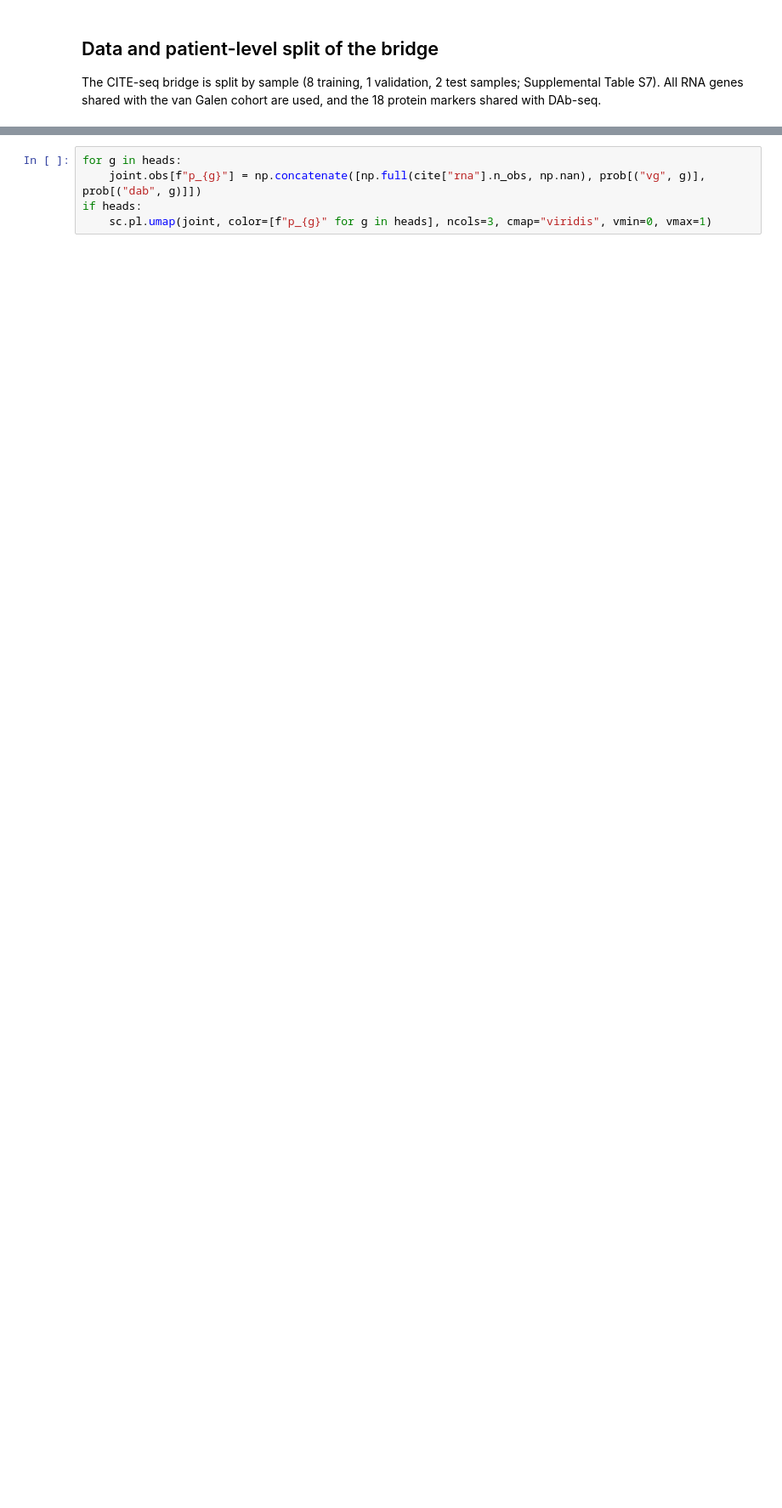
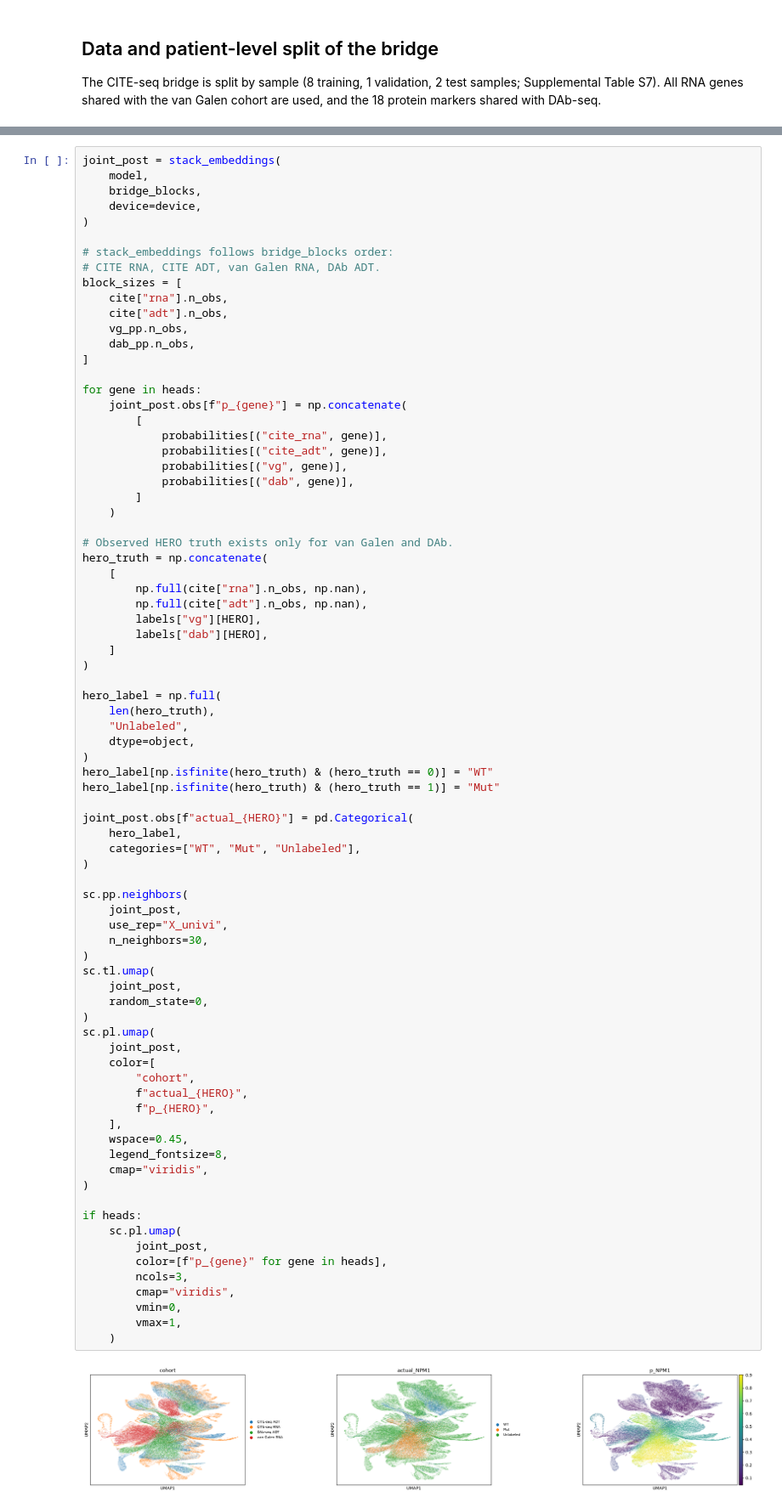
Before and after one commit to Ashford-A/UniVI, a Jupyter notebook: docs/reproducibility/api/fig7_aml.ipynb, the cells around one changed output, grey strips where cells are left out. Shown at 85% size. Drawn from its saved outputs; the diff is of its cells as text; blank space fills up the shorter version.

```diff
--- a/docs/reproducibility/api/fig7_aml.ipynb
+++ b/docs/reproducibility/api/fig7_aml.ipynb
@@ -146,5 +1008,81 @@ Predicted mutation probabilities over all embedded cells (Supplemental Fig. S7D
 # %%
-for g in heads:
-    joint.obs[f"p_{g}"] = np.concatenate([np.full(cite["rna"].n_obs, np.nan), prob[("vg", g)], prob[("dab", g)]])
+joint_post = stack_embeddings(
+    model,
+    bridge_blocks,
+    device=device,
+)
+
+# stack_embeddings follows bridge_blocks order:
+# CITE RNA, CITE ADT, van Galen RNA, DAb ADT.
+block_sizes = [
+    cite["rna"].n_obs,
+    cite["adt"].n_obs,
+    vg_pp.n_obs,
+    dab_pp.n_obs,
+]
+
+for gene in heads:
+    joint_post.obs[f"p_{gene}"] = np.concatenate(
+        [
+            probabilities[("cite_rna", gene)],
+            probabilities[("cite_adt", gene)],
+            probabilities[("vg", gene)],
+            probabilities[("dab", gene)],
+        ]
+    )
+
+# Observed HERO truth exists only for van Galen and DAb.
+hero_truth = np.concatenate(
+    [
+        np.full(cite["rna"].n_obs, np.nan),
+        np.full(cite["adt"].n_obs, np.nan),
+        labels["vg"][HERO],
+        labels["dab"][HERO],
+    ]
+)
+
+hero_label = np.full(
+    len(hero_truth),
+    "Unlabeled",
+    dtype=object,
+)
+hero_label[np.isfinite(hero_truth) & (hero_truth == 0)] = "WT"
+hero_label[np.isfinite(hero_truth) & (hero_truth == 1)] = "Mut"
+
+joint_post.obs[f"actual_{HERO}"] = pd.Categorical(
+    hero_label,
+    categories=["WT", "Mut", "Unlabeled"],
+)
+
+sc.pp.neighbors(
+    joint_post,
+    use_rep="X_univi",
+    n_neighbors=30,
+)
+sc.tl.umap(
+    joint_post,
+    random_state=0,
+)
+sc.pl.umap(
+    joint_post,
+    color=[
+        "cohort",
+        f"actual_{HERO}",
+        f"p_{HERO}",
+    ],
+    wspace=0.45,
+    legend_fontsize=8,
+    cmap="viridis",
+)
+
 if heads:
-    sc.pl.umap(joint, color=[f"p_{g}" for g in heads], ncols=3, cmap="viridis", vmin=0, vmax=1)
+    sc.pl.umap(
+        joint_post,
+        color=[f"p_{gene}" for gene in heads],
+        ncols=3,
+        cmap="viridis",
+        vmin=0,
+        vmax=1,
+    )
+# %% [output]
+[figure, added]
```
Also changed, not shown: parts of 17 cells of this notebook, 15 other files.
